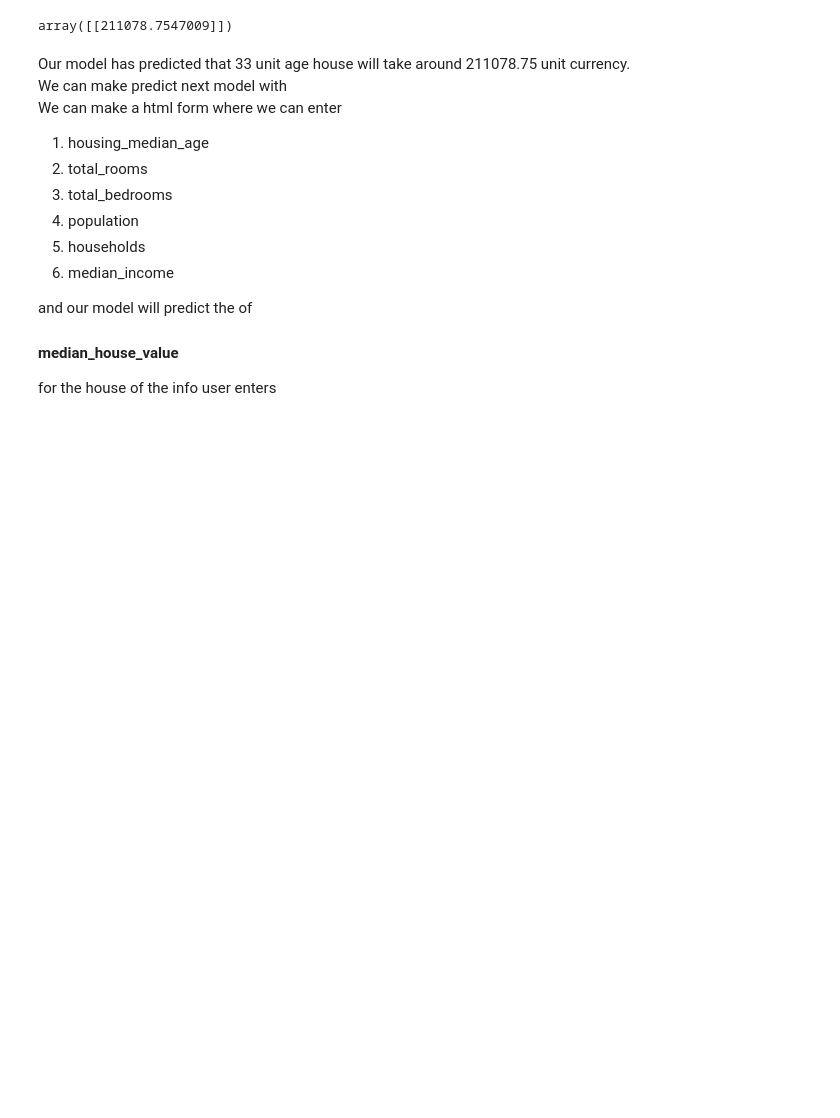
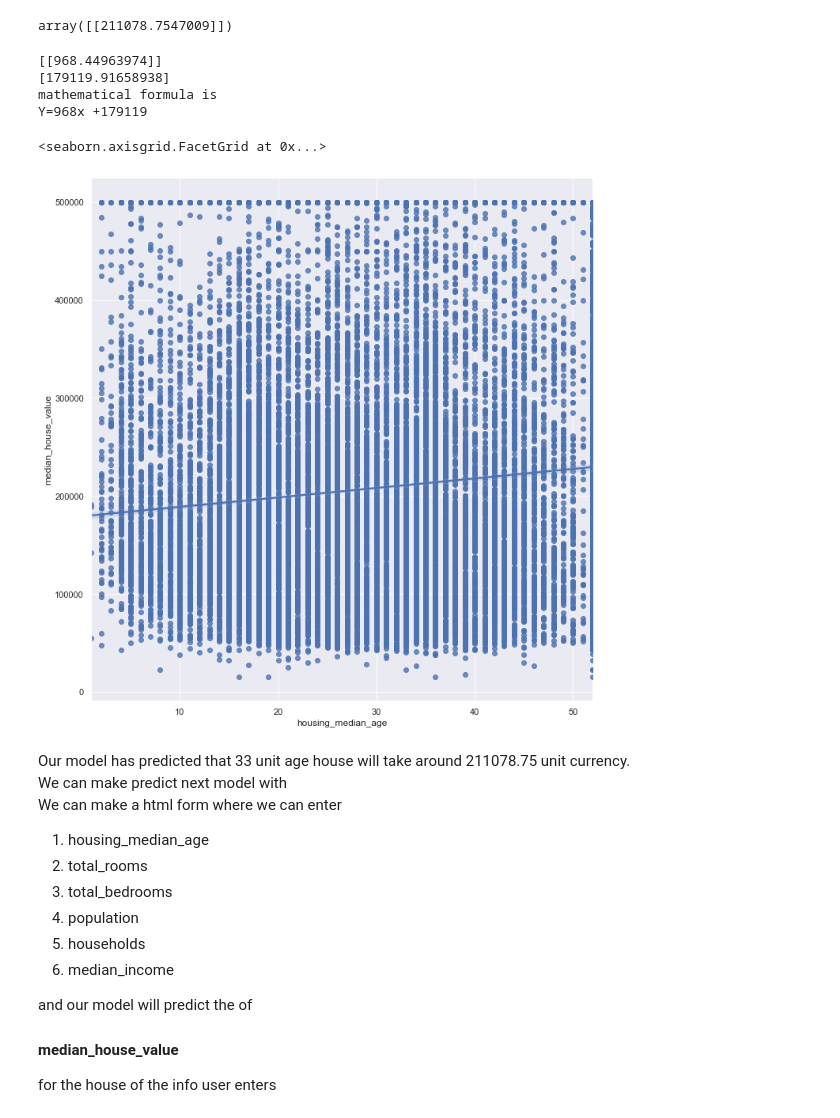
Before and after one commit to n1rjal/California-Hosuing-Data, a Jupyter notebook: Housing prediction.ipynb, the cells around one changed output. Saved outputs shown, nothing was run; the diff lists cells and outputs as text; code cells hidden in the pictures; blank space fills up the shorter version.

```diff
--- a/Housing prediction.ipynb
+++ b/Housing prediction.ipynb
@@ -113,6 +113,21 @@ topred=topred.reshape(-1,1)
 lr.predict(topred)
 # %% [output]
 array([[211078.7547009]])
+# %%
+#lets make a mathematical formula
+print(lr.coef_)
+print(lr.intercept_)
+#so mathematical formulation will  be
+print("mathematical formula is ")
+print("Y="+str(int(lr.coef_))+"x +"+str(int(lr.intercept_)))
+sns.lmplot(x="housing_median_age",y="median_house_value",data=data,aspect=1,height=10)
+# %% [output]
+[[968.44963974]]
+[179119.91658938]
+mathematical formula is
+Y=968x +179119
+<seaborn.axisgrid.FacetGrid at 0x...>
+[figure, added]
 # %% [markdown]
 Our model has predicted that 33 unit age house will take around 211078.75 unit currency.<br>
 We can make predict next model with <br>
```
Also changed, not shown: parts of 1 cell of this notebook.
